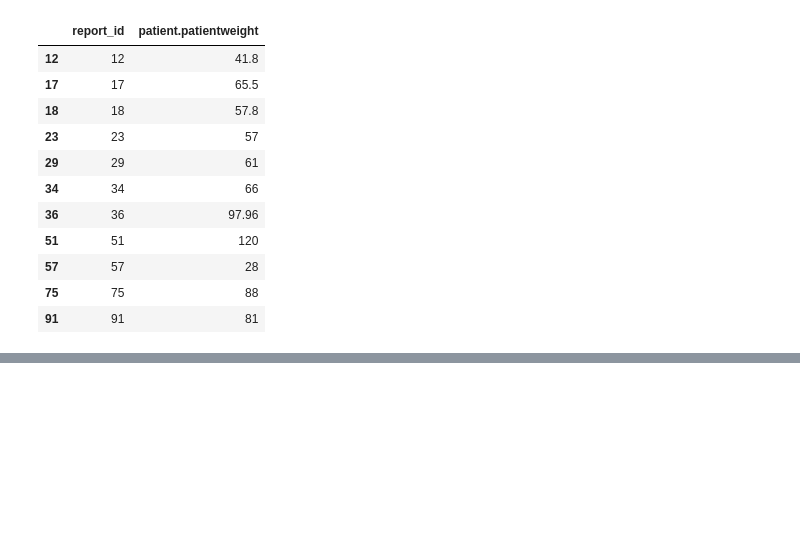
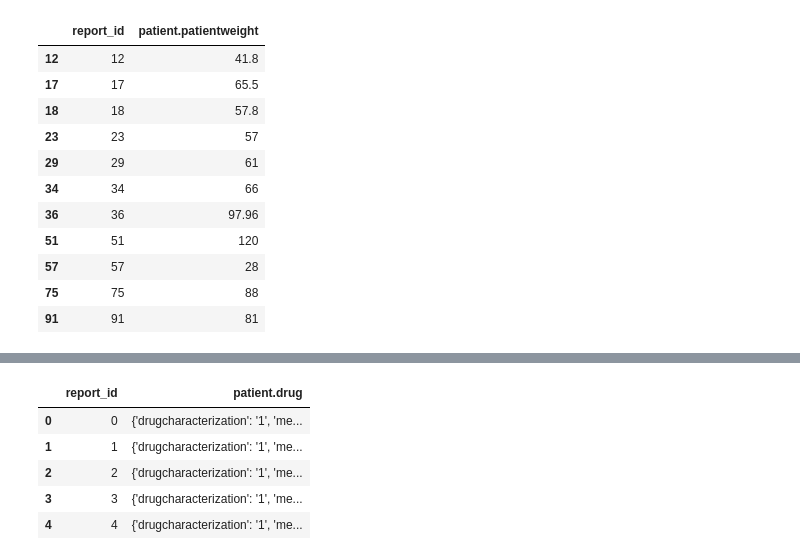
Before and after one commit to tungstennn/DrugSafe, a Jupyter notebook: EDA/explore_fda_data.ipynb, the cells around one changed output, grey strips where cells are left out. Saved outputs shown, nothing was run; the diff lists cells and outputs as text; code cells hidden in the pictures; blank space fills up the shorter version.

```diff
--- a/EDA/explore_fda_data.ipynb
+++ b/EDA/explore_fda_data.ipynb
@@ -263,0 +280,10 @@ See the caveats in the documentation: https://pandas.pydata.org/pandas-docs/stab
+# %%
+df_drugs_exploded = df_drugs.explode("patient.drug").reset_index(drop=True)
+df_drugs_exploded.head()
+# %% [output]
+|  | report_id | patient.drug |
+| 0 | 0 | {'drugcharacterization': '1', 'me... |
+| 1 | 1 | {'drugcharacterization': '1', 'me... |
+| 2 | 2 | {'drugcharacterization': '1', 'me... |
+| 3 | 3 | {'drugcharacterization': '1', 'me... |
+| 4 | 4 | {'drugcharacterization': '1', 'me... |
```
Also changed, not shown: parts of 17 cells of this notebook.
